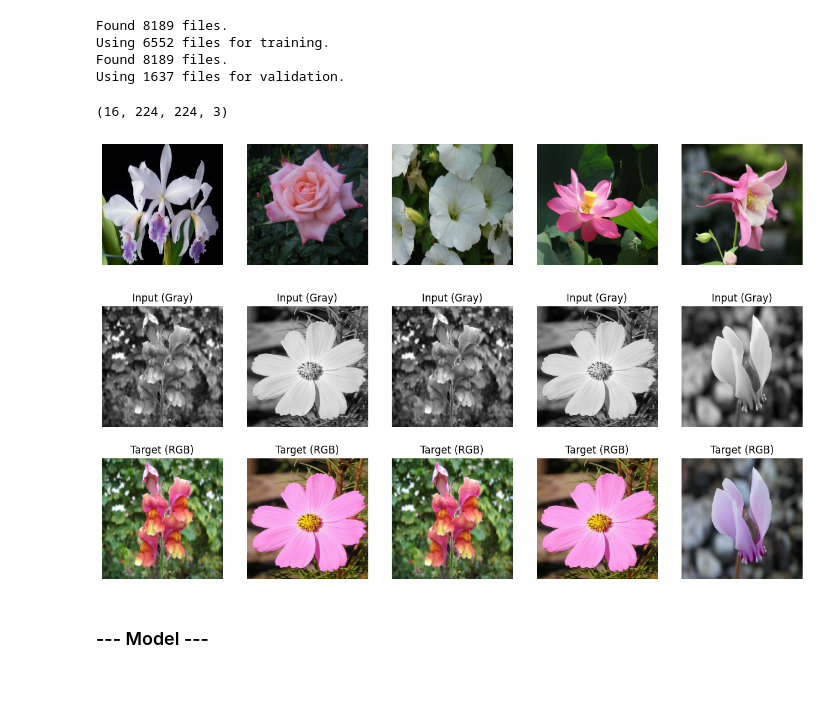
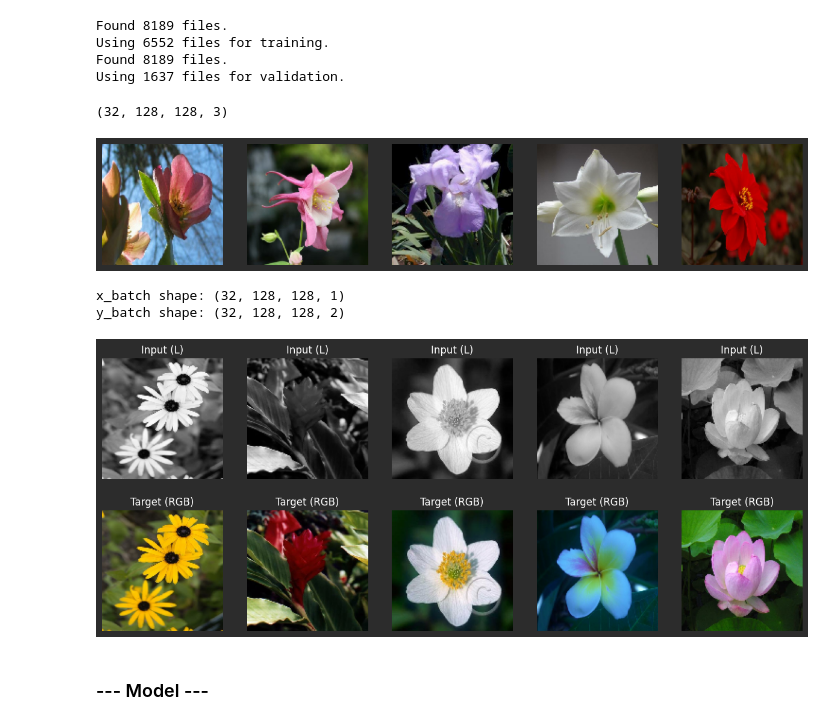
Before and after one commit to KiykoHanna/Simplon_CNN, a Jupyter notebook: Auto_Encod/ex_2.ipynb, the cells around one changed output. Cells and saved outputs as stored; diff of their text form; code cells hidden in the pictures; blank space fills up the shorter version.

```diff
--- a/Auto_Encod/ex_2.ipynb
+++ b/Auto_Encod/ex_2.ipynb
@@ -51,7 +46,7 @@ print(info_flowers.splits)
 # %%
 # Paramètres
 BATCH_SIZE = 16
-IMG_SIZE = (224, 224) # Redimensionnement automatique
+IMG_SIZE = (128, 128) # Redimensionnement automatique
 
 train_ds = tf.keras.utils.image_dataset_from_directory(
     'datasets/jpg',
@@ -62,7 +57,7 @@ train_ds = tf.keras.utils.image_dataset_from_directory(
     validation_split=0.2,       # 20% pour validation
     subset='training',           # prend pour train
     seed=42
-
+)
 val_ds = tf.keras.utils.image_dataset_from_directory(
     'datasets/jpg',
     shuffle=True,
@@ -84,23 +79,23 @@ Found 8189 files.
 Using 1637 files for validation.
 # %%
 for images in train_ds.take(1):
-    print(images.shape)  # (32, 32, 32, 3) если batch_size=32, image_size=(32,32)
+    print(images.shape)  #
 # %% [output]
-(16, 224, 224, 3)
+(32, 128, 128, 3)
 # %%
 def show_batch_img(ds, n=5):
 
     for images in ds.take(1):
         fig, axes = plt.subplots(1, n, figsize=(15, 5))
         for i in range(n):
-            idx = np.random.randint(images.shape[0])  # случайный индекс внутри батча
-            axes[i].imshow(images[idx].numpy().astype("uint8"))  # если изображения 0-255
+            idx = np.random.randint(images.shape[0])
+            axes[i].imshow(images[idx].numpy().astype("uint8"))
             axes[i].axis("off")
         plt.show()
         break
 
 show_batch_img(train_ds, 5)
 # %% [output]
-[figure, old version]
+[figure, new version]
 # %%
 # --- trnsfomation into gray with normalisation, cration structure: (input, target) ---
@@ -117,23 +127,33 @@ def transform_gray(ds):
 # %%
-def show_gray_img(ds, n=5):
 
-
+def show_predictions(ds, n=5):
+    """
+    Визуализация нескольких примеров из Dataset transform_gray:
+    - Input (grayscale L)
+    - Target (RGB)
+    Можно добавить Predicted позже.
+    """
     for x_batch, y_batch in ds.take(1):
+        batch_size = x_batch.shape[0]
         fig, axes = plt.subplots(2, n, figsize=(15, 6))
-        batch_size = x_batch.shape[0]
 
         for i in range(n):
             idx = np.random.randint(batch_size)
 
-            # --- grayscale (input) ---
-            axes[0, i].imshow(tf.squeeze(x_batch[idx]), cmap='gray')
+            # --- Input grayscale ---
+            gray = x_batch[idx, :, :, 0]
+            axes[0, i].imshow(gray, cmap='gray')
             axes[0, i].axis('off')
-            axes[0, i].set_title('Input (Gray)')
+            axes[0, i].set_title("Input (L)")
 
-            # --- RGB (target) ---
-            axes[1, i].imshow(tf.cast(y_batch[idx]*255, tf.uint8))
+            # --- Target RGB ---
+            L = gray * 100.0
+            ab_true = y_batch[idx].numpy() * 255.0 - 128.0
+            lab_true = np.concatenate([L[..., np.newaxis], ab_true], axis=-1)
+            rgb_true = lab2rgb(lab_true)
+            axes[1, i].imshow(rgb_true)
             axes[1, i].axis('off')
-            axes[1, i].set_title('Target (RGB)')
+            axes[1, i].set_title("Target (RGB)")
 
         plt.show()
         break
@@ -141,9 +161,19 @@ def show_gray_img(ds, n=5):
 # --- trnsfomation into gray with normalisation, cration structure: (input, target) ---
 train_gray_ds = transform_gray(train_ds)
 val_gray_ds = transform_gray(val_ds)
-show_gray_img(train_gray_ds, n=5)
+
+
+for x_batch, y_batch in train_gray_ds.take(1):
+    print("x_batch shape:", x_batch.shape)
+    print("y_batch shape:", y_batch.shape)
+    break
 # %% [output]
-[figure, removed]
+x_batch shape: (32, 128, 128, 1)
+y_batch shape: (32, 128, 128, 2)
+# %%
+show_predictions(train_gray_ds, n=5)
+# %% [output]
+[figure, added]
 # %% [markdown]
 ### --- Model ---
 # %%
```
Also changed, not shown: parts of 10 cells of this notebook, 5 other files.
